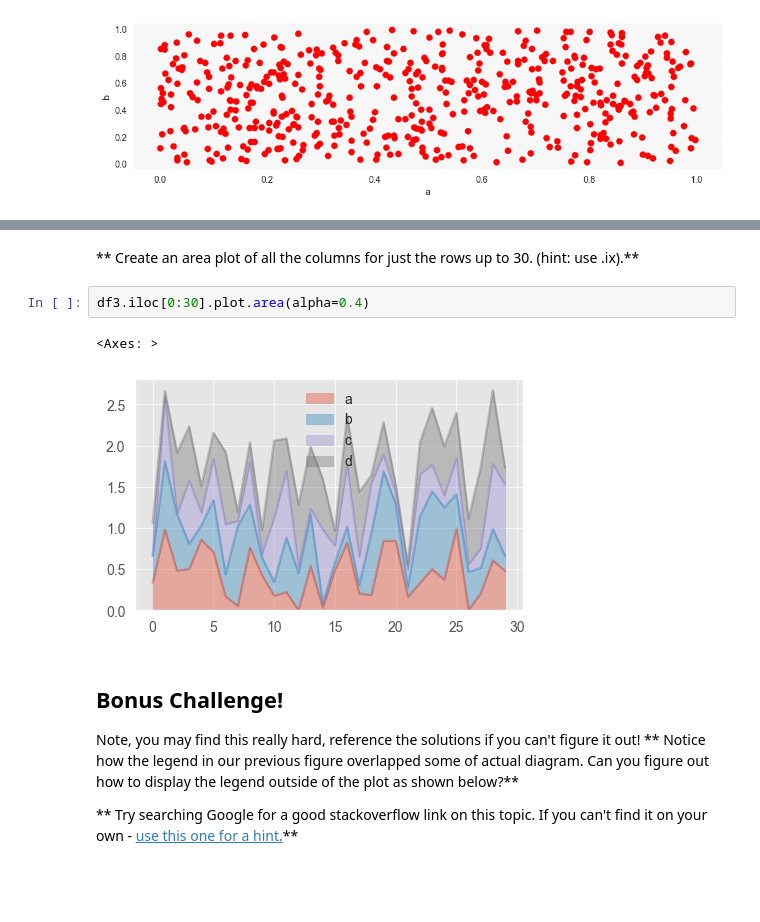
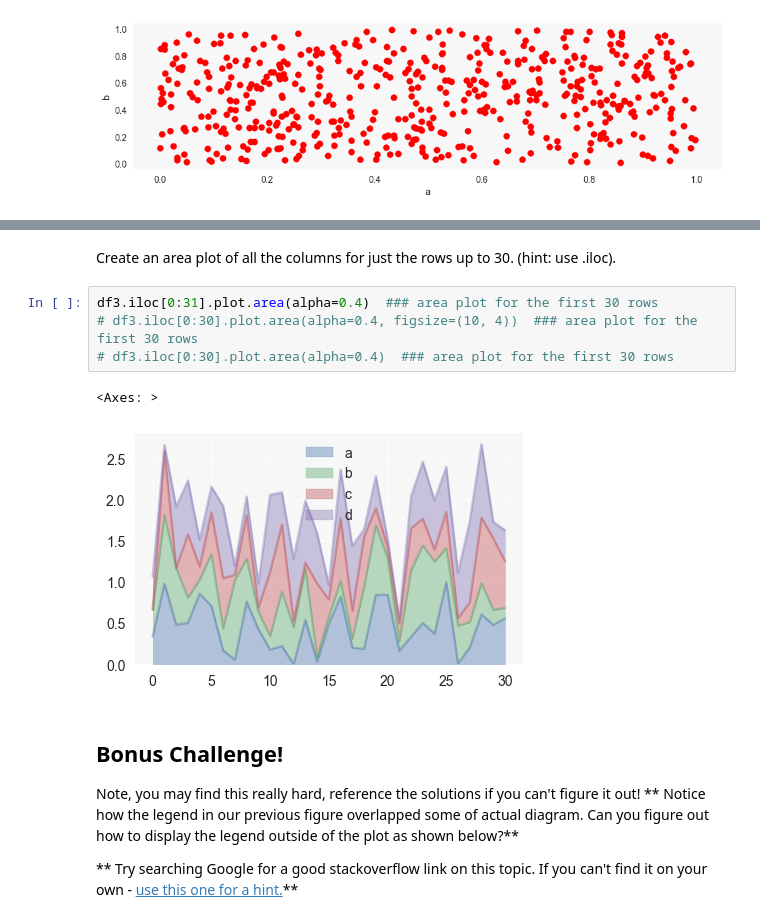
Before and after one commit to tychen742/thinkdsm, a Jupyter notebook: chapters/06-visualization/0603-vis-pd-exercise-solutions.ipynb, the cells around one changed output, grey strips where cells are left out. Cells and saved outputs as stored; diff of their text form; blank space fills up the shorter version.

```diff
--- a/chapters/06-visualization/0603-vis-pd-exercise-solutions.ipynb
+++ b/chapters/06-visualization/0603-vis-pd-exercise-solutions.ipynb
@@ -118,10 +133,12 @@ df3['d'].plot.density(lw=5,ls='--')
 # %% [markdown]
-** Create an area plot of all the columns for just the rows up to 30. (hint: use .ix).**
+Create an area plot of all the columns for just the rows up to 30. (hint: use .iloc).
-# %%
-df3.iloc[0:30].plot.area(alpha=0.4)
-# %% [output]
-<Axes: >
-[figure, removed]
+# %%
+df3.iloc[0:31].plot.area(alpha=0.4)  ### area plot for the first 30 rows
+# df3.iloc[0:30].plot.area(alpha=0.4, figsize=(10, 4))  ### area plot for the first 30 rows
+# df3.iloc[0:30].plot.area(alpha=0.4)  ### area plot for the first 30 rows
+# %% [output]
+<Axes: >
+[figure, added]
 # %% [markdown]
 ## Bonus Challenge!
 Note, you may find this really hard, reference the solutions if you can't figure it out!
```
Also changed, not shown: parts of 20 cells of this notebook, 3 other files.
